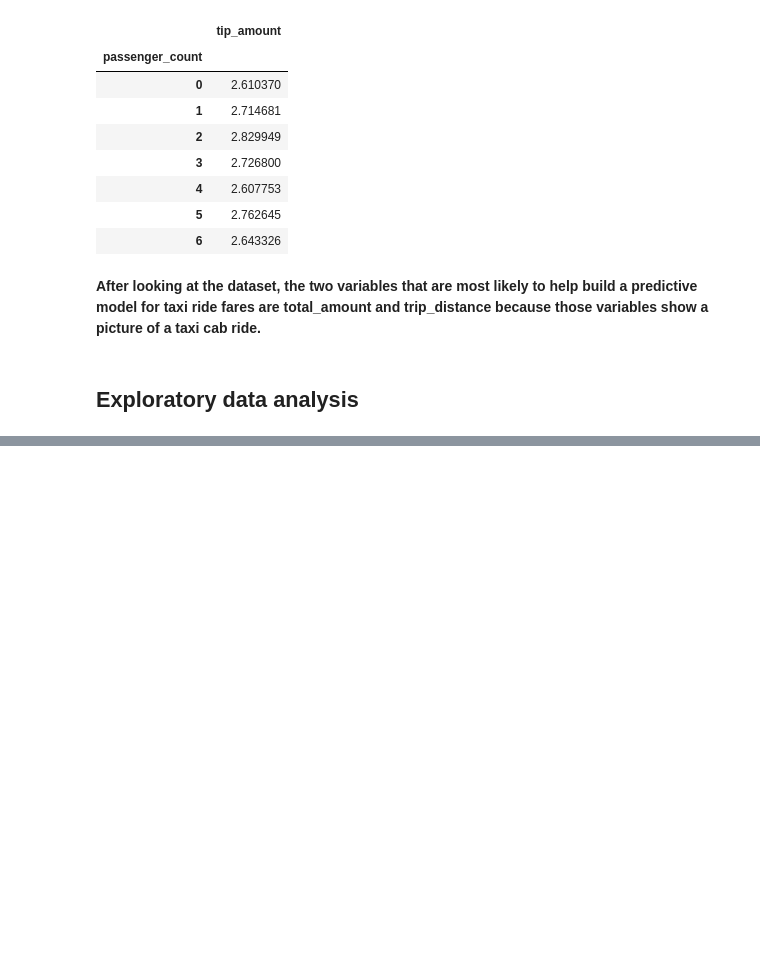
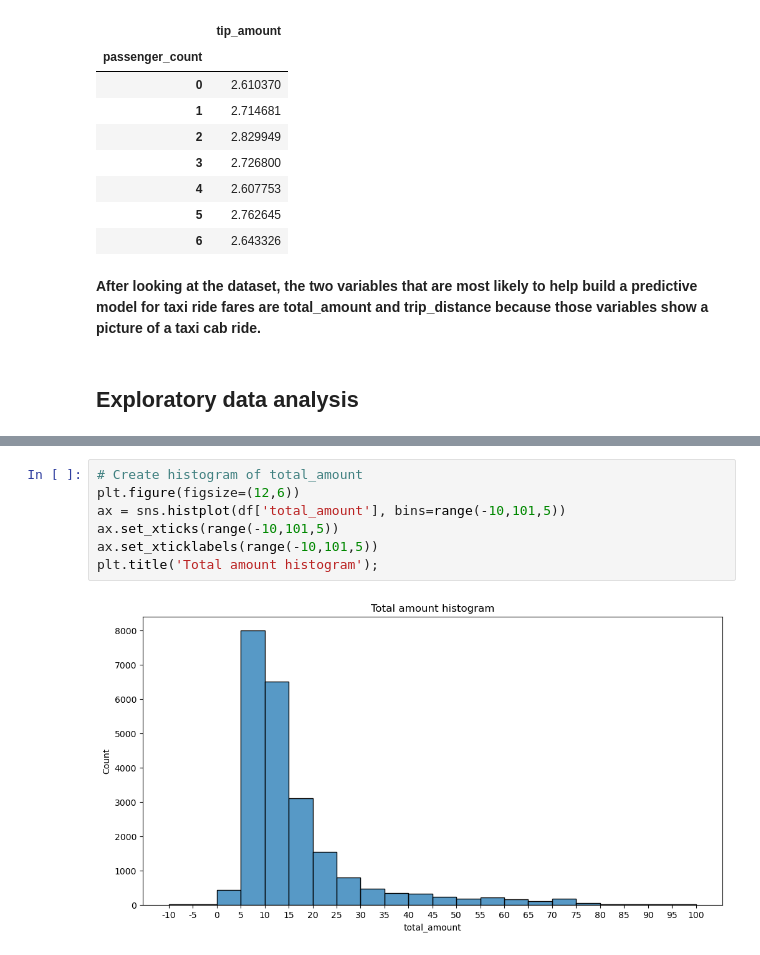
Before and after one commit to Mustafa777Xo/TLC, a Jupyter notebook: TLC.ipynb, the cells around one changed output, grey strips where cells are left out. Saved outputs shown, nothing was run; the diff lists cells and outputs as text; blank space fills up the shorter version.

```diff
--- a/TLC.ipynb
+++ b/TLC.ipynb
@@ -189,0 +222,9 @@ credit_card.groupby(['passenger_count']).mean(numeric_only=True)[['tip_amount']]
+# %%
+# Create histogram of total_amount
+plt.figure(figsize=(12,6))
+ax = sns.histplot(df['total_amount'], bins=range(-10,101,5))
+ax.set_xticks(range(-10,101,5))
+ax.set_xticklabels(range(-10,101,5))
+plt.title('Total amount histogram');
+# %% [output]
+[figure, added]
```
Also changed, not shown: parts of 14 cells of this notebook.
